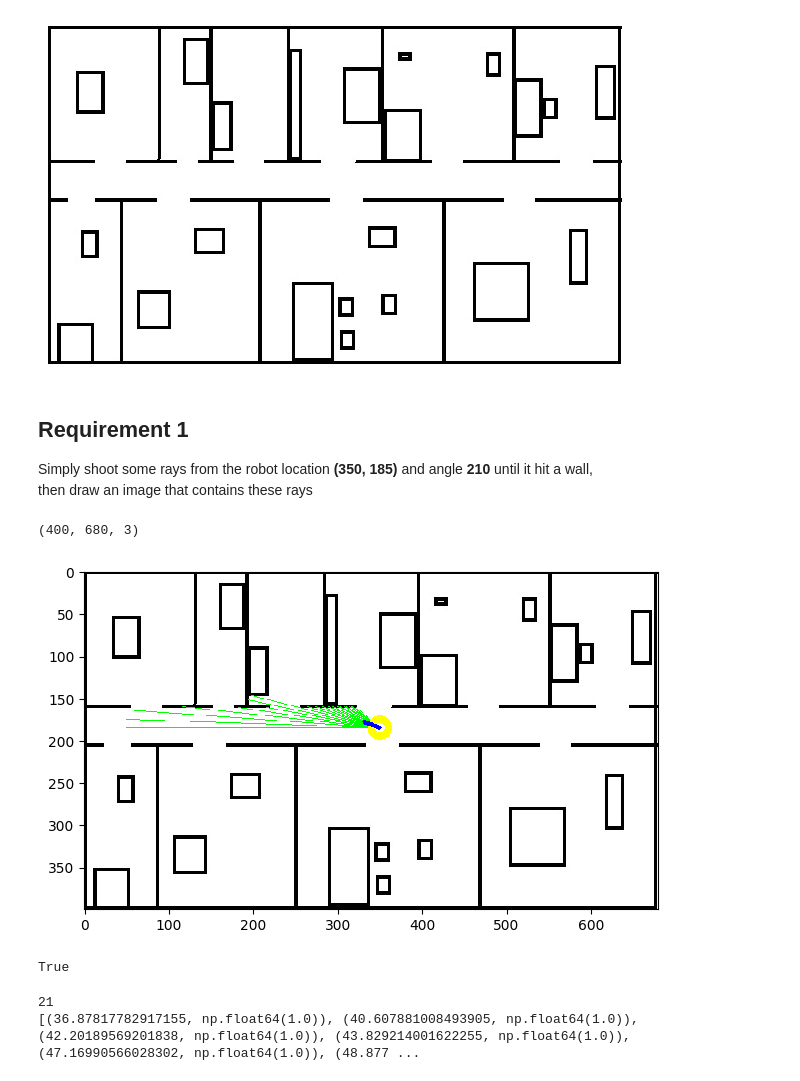
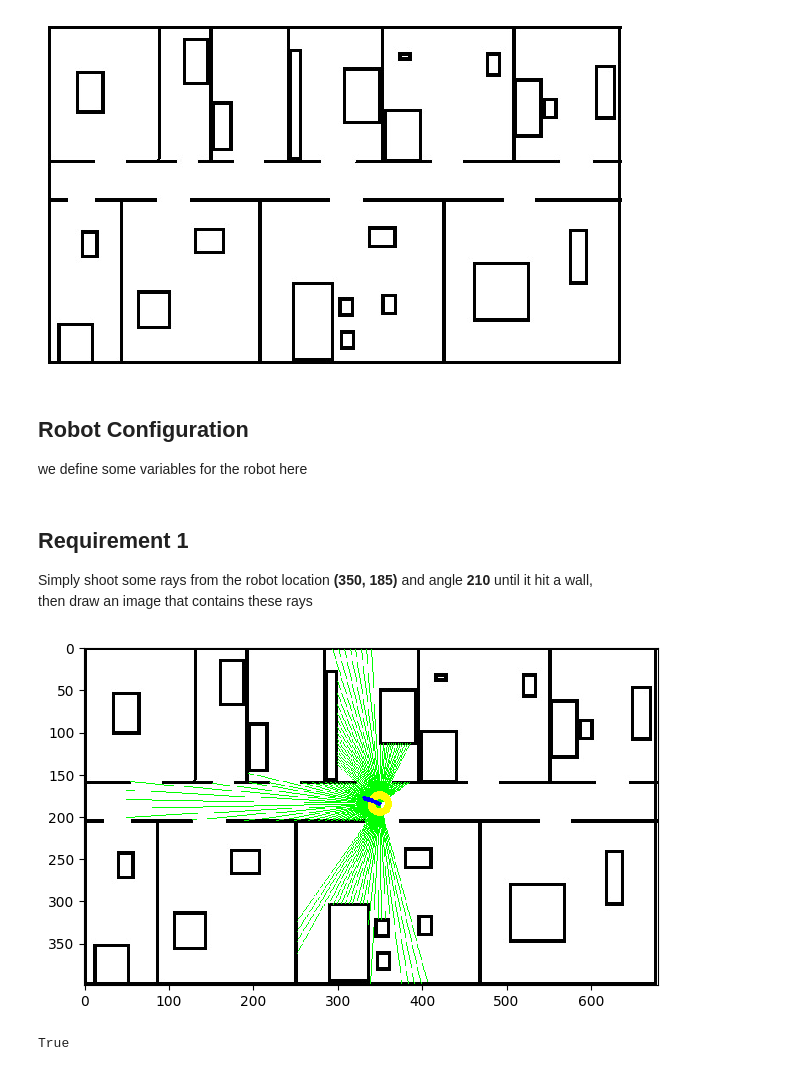
Before and after one commit to AbdoWise-z/Robotics-Endpoint-Model, a Jupyter notebook: requirements.ipynb, the cells around one changed output. Cells and saved outputs as stored; diff of their text form; code cells hidden in the pictures.

```diff
--- a/requirements.ipynb
+++ b/requirements.ipynb
@@ -1,11 +24,17 @@
 # %%
 # libraries used in the project :)
 import cv2
-from math import sin,cos,pi
 from skimage import io
 import numpy as np
 import matplotlib.pyplot as plt
 import sys
+
+
+# define some useful classes
+class SensorReading:
+    def __init__(self, distance, value):
+        self.distance = distance
+        self.value = value
 # %% [markdown]
 ## GPU Acceleration
 You can either run this cell or not depending on your preference (I recommend running it)
@@ -41,6 +74,17 @@ plt.axis("off")
 plt.show()
 # %% [output]
 [figure]
+# %% [markdown]
+## Robot Configuration
+we define some variables for the robot here
+# %%
+look_angle = 200               # the direction the robot is looking at wrt X-Axis
+opening_angle = 250            # opening angle of the robot
+ray_resolution = 2             # step 2 degs between each two rays
+ray_range = 1200 / 4           # 1200 cm / 4 cm -> meter to pixels
+robot_size = 10                # in pixels
+robot_position = (350, 185)    # in pixels
+readings: [SensorReading] = []
 # %% [markdown]
 ## Requirement 1
 Simply shoot some rays from the robot location <b>(350, 185)</b> and angle <b>210</b> until it hit a wall,<br/> then draw an image that contains these rays
@@ -71,52 +115,40 @@ def rayCast(image, x, y, ray_range, angle):
         # Check if the point is within image bounds
         if 0 <= px < grayscale.shape[1] and 0 <= py < grayscale.shape[0]:
             # Check if the pixel is black
             if grayscale[int(py), int(px)] == 0:
                 return px, py
         else:
             # Stop searching if outside bounds
             return int(round((r - 1) * np.cos(angle_rad))), int(round((r - 1) * np.sin(angle_rad)))
 
     # No intersection found, return the end point
     return end_x, end_y
 
-look_angle = 200     # the direction the robot is looking at wrt X-Axis
-opening_angle = 40   # opening angle of the robot
-ray_resolution = 2   # step 2 degs between each two rays
-ray_range = 1200 / 4 # 1200 cm / 4 cm -> meter to pixels
-robot_size = 10      # in pixels
-robot_position = (350, 185)
-print(map_image.shape)
+
 map_copy = map_image.copy()
-readings = []
 grayscale = cv2.cvtColor(map_image, cv2.COLOR_BGR2GRAY)
 
 for x in range(0, opening_angle + 1, ray_resolution):
     angle = look_angle - x + opening_angle / 2
     end_x, end_y = rayCast(grayscale, robot_position[0], robot_position[1], ray_range, angle)
     cv2.line(map_copy, (int(robot_position[0]), int(robot_position[1])), (end_x, end_y), (0, 255, 0), 1)
+
     distance = ((end_x - robot_position[0])**2 + (end_y - robot_position[1])**2)**0.5
     reading = (255 - grayscale[end_y][end_x]) / 255
-    readings.append((distance , reading))
+
+    readings.append(SensorReading(distance , reading))
 
 end_x, end_y = rayCast(map_image, robot_position[0], robot_position[1], robot_size * 2, look_angle)
 cv2.circle(map_copy, (int(robot_position[0]), int(robot_position[1])), robot_size, (255, 255, 0), 8)
 cv2.line(map_copy, (int(robot_position[0]), int(robot_position[1])), (end_x, end_y), (0, 0, 255), 4)
 
 io.imshow(map_copy)
 plt.show()
 
-cv2.imwrite('outputs/ray_cast.png', map_copy)
+cv2.imwrite('outputs/req1_ray_casting.png', map_copy)
 # %% [output]
+[figure, new version]
-(400, 680, 3)
+True
-[figure, old version]
-True
-# %%
-print(len(readings))
-print(readings)
-# %% [output]
-21
-[(36.87817782917155, np.float64(1.0)), (40.607881008493905, np.float64(1.0)), (42.20189569201838, np.float64(1.0)), (43.829214001622255, np.float64(1.0)), (47.16990566028302, np.float64(1.0)), (48.877 ...
 # %% [markdown]
 ## Requirement 2
 based on the readings we obtained from 1, we now try to estimate where the robot is on the map <br/>
```
Also changed, not shown: parts of 6 cells of this notebook, 14 other files.
